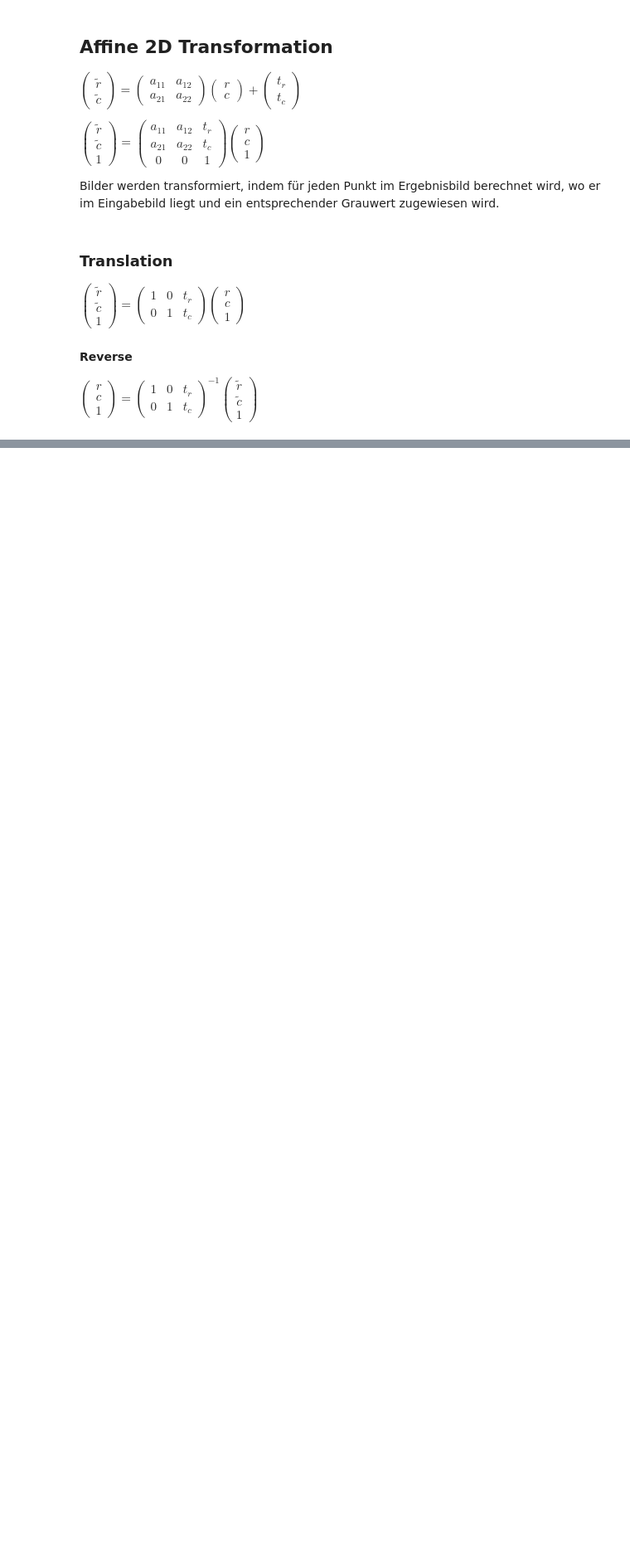
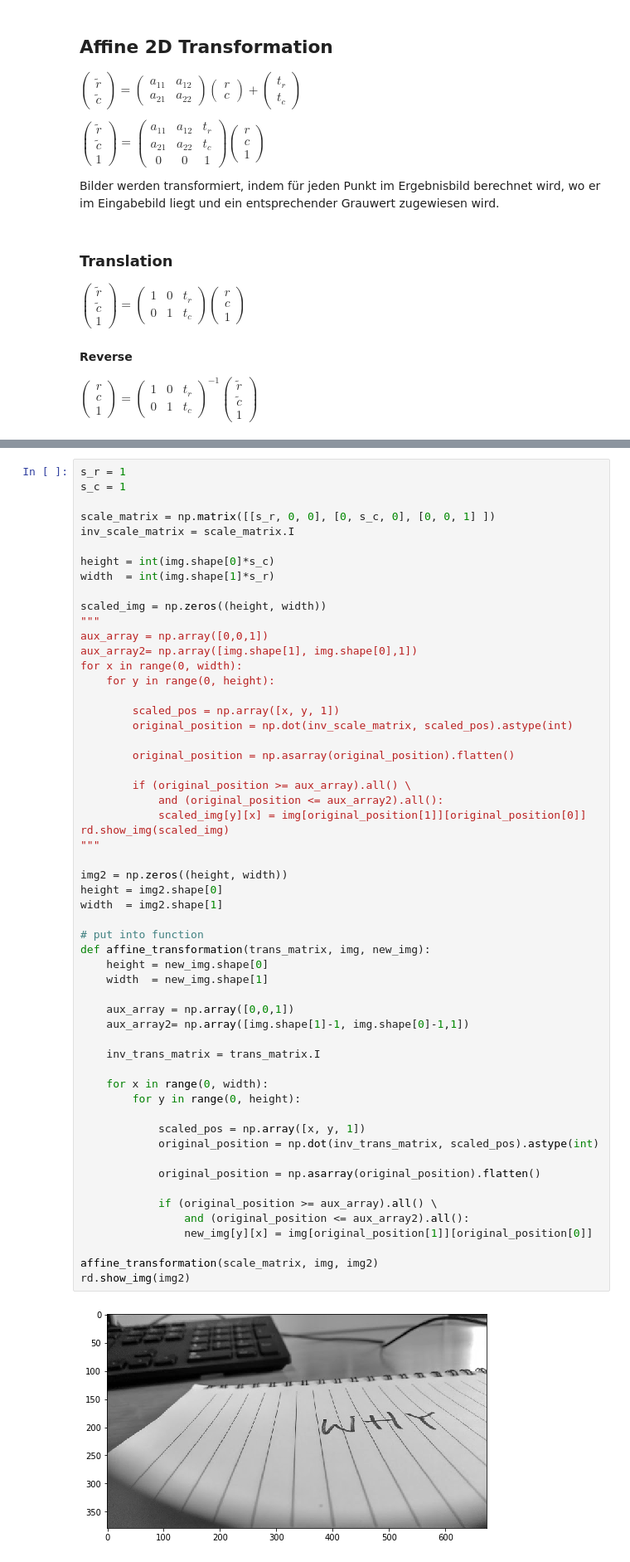
Before and after one commit to frankzl/machine-vision-algorithms, a Jupyter notebook: 02.2-Tranformations.ipynb, the cells around one changed output, grey strips where cells are left out. Shown at 83% size. Saved outputs shown, nothing was run; the diff lists cells and outputs as text; blank space fills up the shorter version.

Commit message:
affine done

```diff
--- a/02.2-Tranformations.ipynb
+++ b/02.2-Tranformations.ipynb
@@ -77,0 +92,58 @@ LinAlgError: Last 2 dimensions of the array must be square
+# %%
+s_r = 1
+s_c = 1
+
+scale_matrix = np.matrix([[s_r, 0, 0], [0, s_c, 0], [0, 0, 1] ])
+inv_scale_matrix = scale_matrix.I
+
+height = int(img.shape[0]*s_c)
+width  = int(img.shape[1]*s_r)
+
+scaled_img = np.zeros((height, width))
+"""
+aux_array = np.array([0,0,1])
+aux_array2= np.array([img.shape[1], img.shape[0],1])
+for x in range(0, width):
+    for y in range(0, height):
+
+        scaled_pos = np.array([x, y, 1])
+        original_position = np.dot(inv_scale_matrix, scaled_pos).astype(int)
+
+        original_position = np.asarray(original_position).flatten()
+
+        if (original_position >= aux_array).all() \
+            and (original_position <= aux_array2).all():
+            scaled_img[y][x] = img[original_position[1]][original_position[0]]
+rd.show_img(scaled_img)
+"""
+
+img2 = np.zeros((height, width))
+height = img2.shape[0]
+width  = img2.shape[1]
+
+# put into function
+def affine_transformation(trans_matrix, img, new_img):
+    height = new_img.shape[0]
+    width  = new_img.shape[1]
+
+    aux_array = np.array([0,0,1])
+    aux_array2= np.array([img.shape[1]-1, img.shape[0]-1,1])
+
+    inv_trans_matrix = trans_matrix.I
+
+    for x in range(0, width):
+        for y in range(0, height):
+
+            scaled_pos = np.array([x, y, 1])
+            original_position = np.dot(inv_trans_matrix, scaled_pos).astype(int)
+
+            original_position = np.asarray(original_position).flatten()
+
+            if (original_position >= aux_array).all() \
+                and (original_position <= aux_array2).all():
+                new_img[y][x] = img[original_position[1]][original_position[0]]
+
+affine_transformation(scale_matrix, img, img2)
+rd.show_img(img2)
+# %% [output]
+[figure, added]
```
Also changed, not shown: parts of 16 cells of this notebook, 3 other files.
